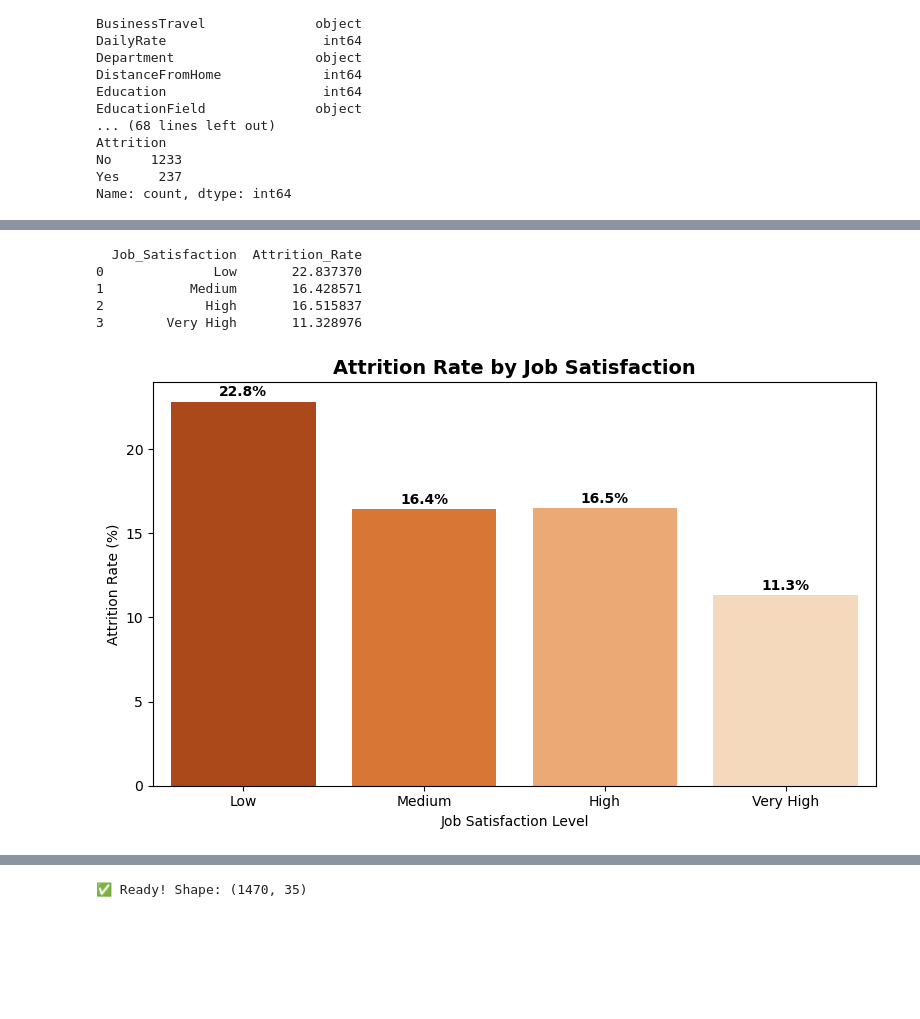
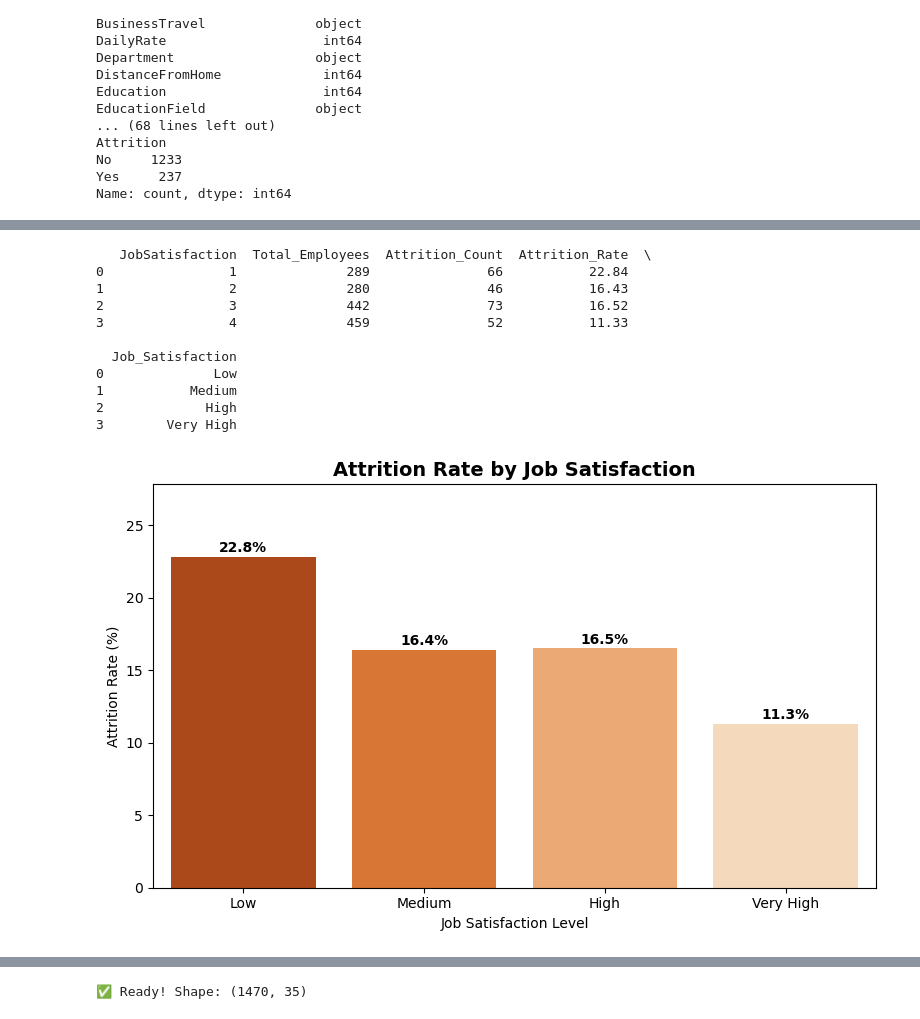
Before and after one commit to chandu2627/HR-Attrition-Analytics, a Jupyter notebook: HR_Attrition_EDA.ipynb, the cells around one changed output, grey strips where cells are left out. Drawn from its saved outputs; the diff is of its cells as text; code cells hidden in the pictures; blank space fills up the shorter version.

```diff
--- a/HR_Attrition_EDA.ipynb
+++ b/HR_Attrition_EDA.ipynb
@@ -159,32 +263,69 @@ Median Income - Attrition: 3202.0
 # %%
 # Block 7 - Attrition by Job Satisfaction
-job_sat = df.groupby('JobSatisfaction')['Attrition'].apply(
-    lambda x: (x=='Yes').sum() / len(x) * 100
+
+# Calculate employee counts and attrition
+job_sat = df.groupby('JobSatisfaction').agg(
+    Total_Employees=('Attrition', 'count'),
+    Attrition_Count=('Attrition', lambda x: (x == 'Yes').sum())
 ).reset_index()
-job_sat.columns = ['Job_Satisfaction', 'Attrition_Rate']
-job_sat['Job_Satisfaction'] = job_sat['Job_Satisfaction'].map(
-    {1:'Low', 2:'Medium', 3:'High', 4:'Very High'})
 
-print(job_sat)
+# Calculate attrition rate
+job_sat['Attrition_Rate'] = (
+    job_sat['Attrition_Count'] /
+    job_sat['Total_Employees'] * 100
+)
 
-plt.figure(figsize=(8,5))
-sns.barplot(data=job_sat, x='Job_Satisfaction',
-            y='Attrition_Rate', palette='Oranges_r',
-            order=['Low','Medium','High','Very High'])
-plt.title('Attrition Rate by Job Satisfaction', fontsize=14, fontweight='bold')
+# Convert numerical satisfaction levels into labels
+job_sat['Job_Satisfaction'] = job_sat['JobSatisfaction'].map({
+    1: 'Low',
+    2: 'Medium',
+    3: 'High',
+    4: 'Very High'
+})
+
+print(job_sat.round(2))
+
+# Visualization
+plt.figure(figsize=(8, 5))
+
+sns.barplot(
+    data=job_sat,
+    x='Job_Satisfaction',
+    y='Attrition_Rate',
+    order=['Low', 'Medium', 'High', 'Very High'],
+    palette='Oranges_r'
+)
+
+plt.title(
+    'Attrition Rate by Job Satisfaction',
+    fontsize=14,
+    fontweight='bold'
+)
+
 plt.xlabel('Job Satisfaction Level')
 plt.ylabel('Attrition Rate (%)')
+
 for i, v in enumerate(job_sat['Attrition_Rate']):
-    plt.text(i, v + 0.3, f'{v:.1f}%', ha='center', fontweight='bold')
+    plt.text(i, v + 0.3, f'{v:.1f}%',
+             ha='center', fontweight='bold')
+
+plt.ylim(0, job_sat['Attrition_Rate'].max() + 5)
+
 plt.tight_layout()
 plt.savefig('jobsat_attrition.png', dpi=150)
 plt.show()
 # %% [output]
-  Job_Satisfaction  Attrition_Rate
-0              Low       22.837370
-1           Medium       16.428571
-2             High       16.515837
-3        Very High       11.328976
+   JobSatisfaction  Total_Employees  Attrition_Count  Attrition_Rate  \
+0                1              289               66           22.84
+1                2              280               46           16.43
+2                3              442               73           16.52
+3                4              459               52           11.33
+
+  Job_Satisfaction
+0              Low
+1           Medium
+2             High
+3        Very High
-[figure, old version]
+[figure, new version]
 # %%
 # Block 8 - Attrition by Work Life Balance
```
Also changed, not shown: parts of 9 cells of this notebook.
